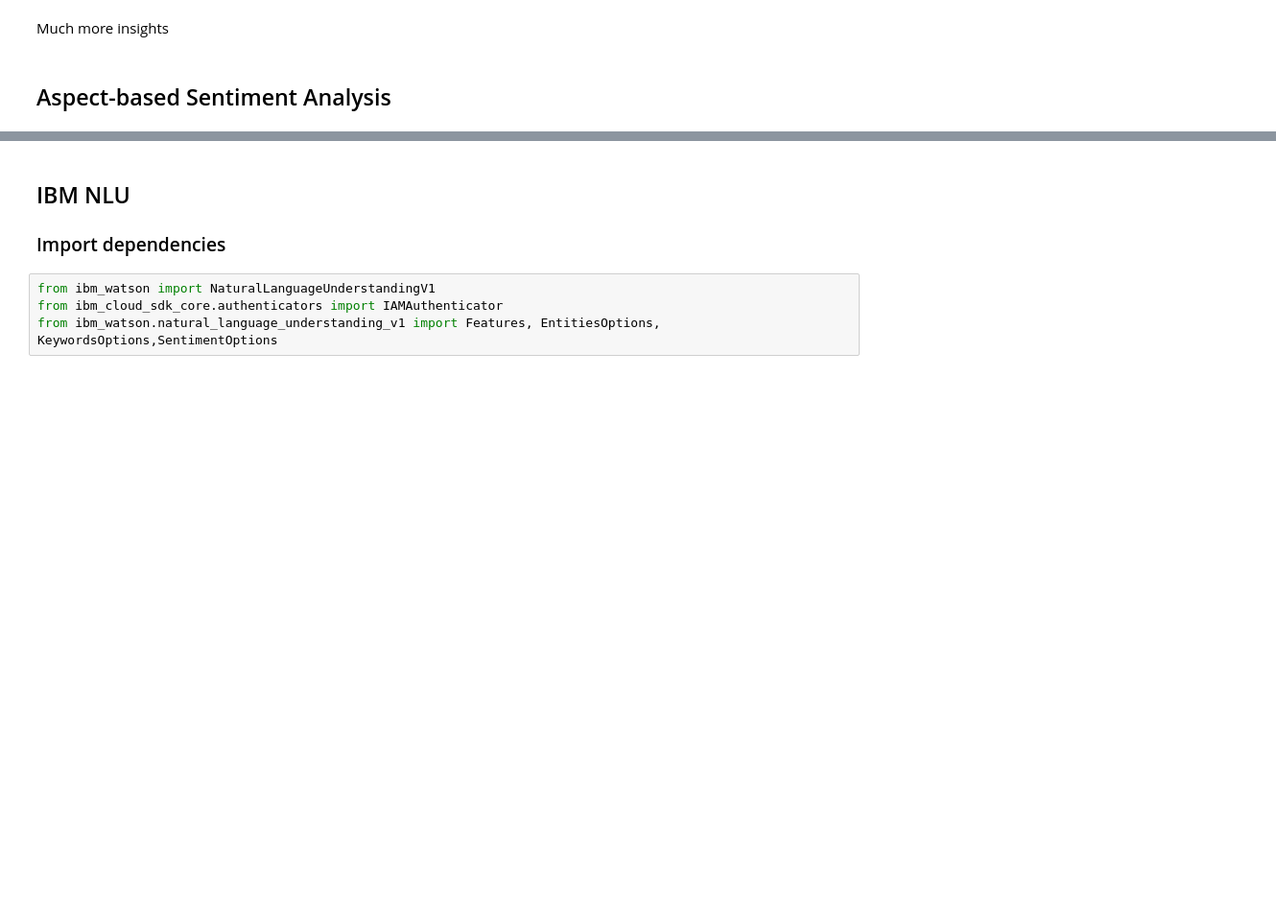
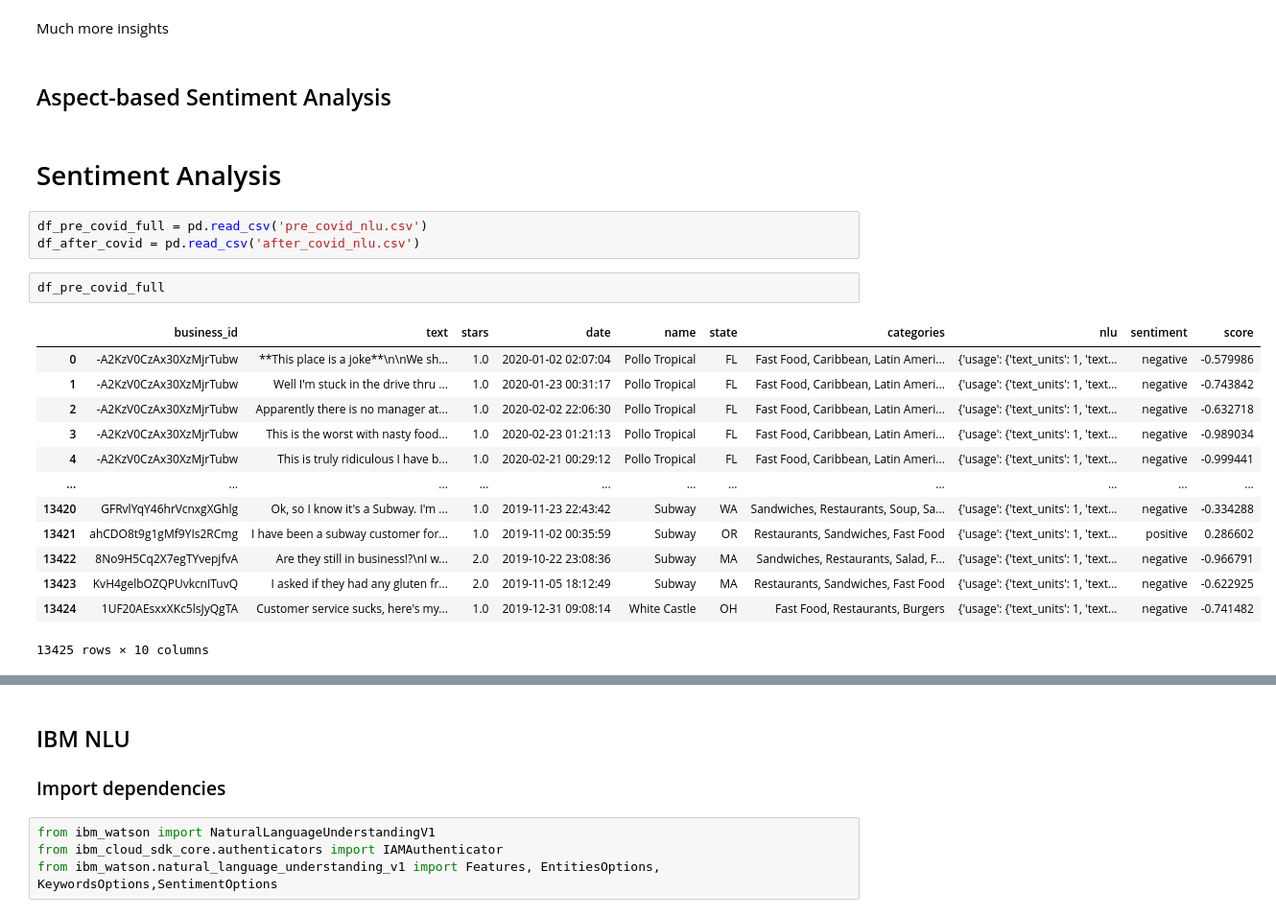
Before and after one commit to aestheteeism/yelp-covid-project, a Jupyter notebook: Notebooks/yelp-review-anlysis.ipynb, the cells around one changed output, grey strips where cells are left out. Shown at 96% size. Saved outputs shown, nothing was run; the diff lists cells and outputs as text; blank space fills up the shorter version.

```diff
--- a/Notebooks/yelp-review-anlysis.ipynb
+++ b/Notebooks/yelp-review-anlysis.ipynb
@@ -463,3 +499,24 @@ model.wv.most_similar('covid', topn=10)
 Much more insights
 # %% [markdown]
 ## Aspect-based Sentiment Analysis
+# %% [markdown]
+# Sentiment Analysis
+# %%
+df_pre_covid_full = pd.read_csv('pre_covid_nlu.csv')
+df_after_covid = pd.read_csv('after_covid_nlu.csv')
+# %%
+df_pre_covid_full
+# %% [output]
+|  | business_id | text | stars | date | name | state | categories | nlu | sentiment | score |
+| 0 | -A2KzV0CzAx30XzMjrTubw | **This place is a joke**\n\nWe sh... | 1.0 | 2020-01-02 02:07:04 | Pollo Tropical | FL | Fast Food, Caribbean, Latin Ameri... | {'usage': {'text_units': 1, 'text... | negative | -0.579986 |
+| 1 | -A2KzV0CzAx30XzMjrTubw | Well I'm stuck in the drive thru ... | 1.0 | 2020-01-23 00:31:17 | Pollo Tropical | FL | Fast Food, Caribbean, Latin Ameri... | {'usage': {'text_units': 1, 'text... | negative | -0.743842 |
+| 2 | -A2KzV0CzAx30XzMjrTubw | Apparently there is no manager at... | 1.0 | 2020-02-02 22:06:30 | Pollo Tropical | FL | Fast Food, Caribbean, Latin Ameri... | {'usage': {'text_units': 1, 'text... | negative | -0.632718 |
+| 3 | -A2KzV0CzAx30XzMjrTubw | This is the worst with nasty food... | 1.0 | 2020-02-23 01:21:13 | Pollo Tropical | FL | Fast Food, Caribbean, Latin Ameri... | {'usage': {'text_units': 1, 'text... | negative | -0.989034 |
+| 4 | -A2KzV0CzAx30XzMjrTubw | This is truly ridiculous I have b... | 1.0 | 2020-02-21 00:29:12 | Pollo Tropical | FL | Fast Food, Caribbean, Latin Ameri... | {'usage': {'text_units': 1, 'text... | negative | -0.999441 |
+| ... | ... | ... | ... | ... | ... | ... | ... | ... | ... | ... |
+| 13420 | GFRvlYqY46hrVcnxgXGhlg | Ok, so I know it's a Subway. I'm ... | 1.0 | 2019-11-23 22:43:42 | Subway | WA | Sandwiches, Restaurants, Soup, Sa... | {'usage': {'text_units': 1, 'text... | negative | -0.334288 |
+| 13421 | ahCDO8t9g1gMf9YIs2RCmg | I have been a subway customer for... | 1.0 | 2019-11-02 00:35:59 | Subway | OR | Restaurants, Sandwiches, Fast Food | {'usage': {'text_units': 1, 'text... | positive | 0.286602 |
+| 13422 | 8No9H5Cq2X7egTYvepjfvA | Are they still in business!?\nI w... | 2.0 | 2019-10-22 23:08:36 | Subway | MA | Sandwiches, Restaurants, Salad, F... | {'usage': {'text_units': 1, 'text... | negative | -0.966791 |
+| 13423 | KvH4gelbOZQPUvkcnITuvQ | I asked if they had any gluten fr... | 2.0 | 2019-11-05 18:12:49 | Subway | MA | Restaurants, Sandwiches, Fast Food | {'usage': {'text_units': 1, 'text... | negative | -0.622925 |
+| 13424 | 1UF20AEsxxXKc5lsJyQgTA | Customer service sucks, here's my... | 1.0 | 2019-12-31 09:08:14 | White Castle | OH | Fast Food, Restaurants, Burgers | {'usage': {'text_units': 1, 'text... | negative | -0.741482 |
+13425 rows × 10 columns
```
Also changed, not shown: parts of 34 cells of this notebook, 6 other files.
